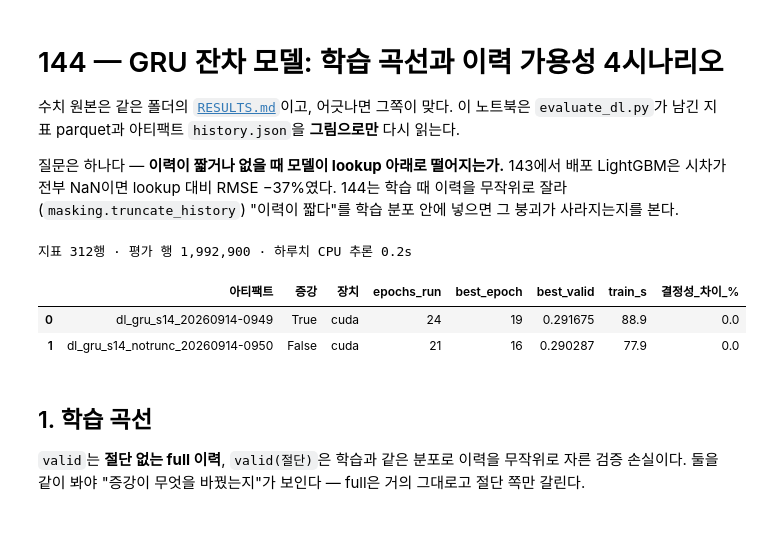
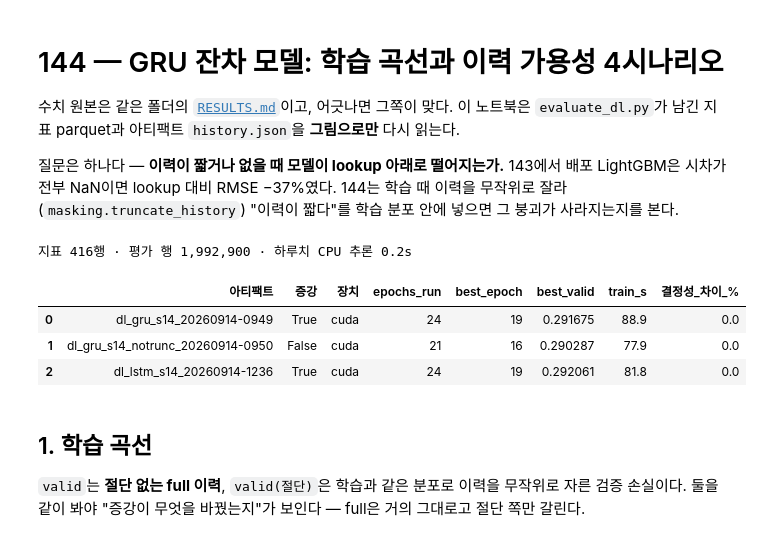
Before and after one commit to Bunsan-Vacance/SUMGIL, a Jupyter notebook: AI/validation/CROWD/dl-resid-check/dl_resid_check.ipynb, the cells around one changed output. Cells and saved outputs as stored; diff of their text form; code cells hidden in the pictures.

```diff
--- a/AI/validation/CROWD/dl-resid-check/dl_resid_check.ipynb
+++ b/AI/validation/CROWD/dl-resid-check/dl_resid_check.ipynb
@@ -17,37 +17,39 @@ while not (AI_ROOT / "app" / "CROWD").exists():
     AI_ROOT = AI_ROOT.parent
 sys.path.insert(0, str(AI_ROOT))
 
 import matplotlib.pyplot as plt
 import numpy as np
 import pandas as pd
 
 from DATA_ENGINE.eda import figstyle
 
 figstyle.apply(inline=True)
 
 GRU = AI_ROOT / "models/CROWD/dl_gru_s14_20260914-0949"
 GRU_NT = AI_ROOT / "models/CROWD/dl_gru_s14_notrunc_20260914-0950"
+LSTM = AI_ROOT / "models/CROWD/dl_lstm_s14_20260914-1236"
 VAL = AI_ROOT / "data" / "CROWD" / "interim" / "validation"
 
 metrics = pd.read_parquet(VAL / "dl_resid_metrics.parquet")
 grades = pd.DataFrame(json.loads((VAL / "dl_resid_grades.json").read_text(encoding="utf-8")))
 timing = json.loads((VAL / "dl_resid_timing.json").read_text(encoding="utf-8"))
-meta = {p.name: json.loads((p / "meta.json").read_text(encoding="utf-8")) for p in (GRU, GRU_NT)}
-history = {p.name: pd.DataFrame(json.loads((p / "history.json").read_text(encoding="utf-8"))) for p in (GRU, GRU_NT)}
+meta = {p.name: json.loads((p / "meta.json").read_text(encoding="utf-8")) for p in (GRU, GRU_NT, LSTM)}
+history = {p.name: pd.DataFrame(json.loads((p / "history.json").read_text(encoding="utf-8"))) for p in (GRU, GRU_NT, LSTM)}
 
 SCEN = ["full", "d7_only", "d1_only", "no_lag"]
-SERIES = ["lightgbm", "gru", "gru_no_trunc"]
+SERIES = ["lightgbm", "gru", "gru_no_trunc", "lstm"]
 print(f"지표 {len(metrics):,}행 · 평가 행 {metrics['n'].max():,} · 하루치 CPU 추론 {timing['seconds']}s")
 pd.DataFrame(
     [{"아티팩트": k, "증강": v["truncation"], "장치": v["device"], "epochs_run": v["epochs_run"],
        "best_epoch": v["best_epoch"], "best_valid": v["best_valid_loss"], "train_s": v["train_seconds"],
        "결정성_차이_%": v["determinism"]["rel_diff_pct"]} for k, v in meta.items()]
 )
 # %% [output]
-지표 312행 · 평가 행 1,992,900 · 하루치 CPU 추론 0.2s
+지표 416행 · 평가 행 1,992,900 · 하루치 CPU 추론 0.2s
 |  | 아티팩트 | 증강 | 장치 | epochs_run | best_epoch | best_valid | train_s | 결정성_차이_% |
 | 0 | dl_gru_s14_20260914-0949 | True | cuda | 24 | 19 | 0.291675 | 88.9 | 0.0 |
 | 1 | dl_gru_s14_notrunc_20260914-0950 | False | cuda | 21 | 16 | 0.290287 | 77.9 | 0.0 |
+| 2 | dl_lstm_s14_20260914-1236 | True | cuda | 24 | 19 | 0.292061 | 81.8 | 0.0 |
 # %% [markdown]
 ## 1. 학습 곡선
 
```
Also changed, not shown: parts of 7 cells of this notebook, 4 other files.
